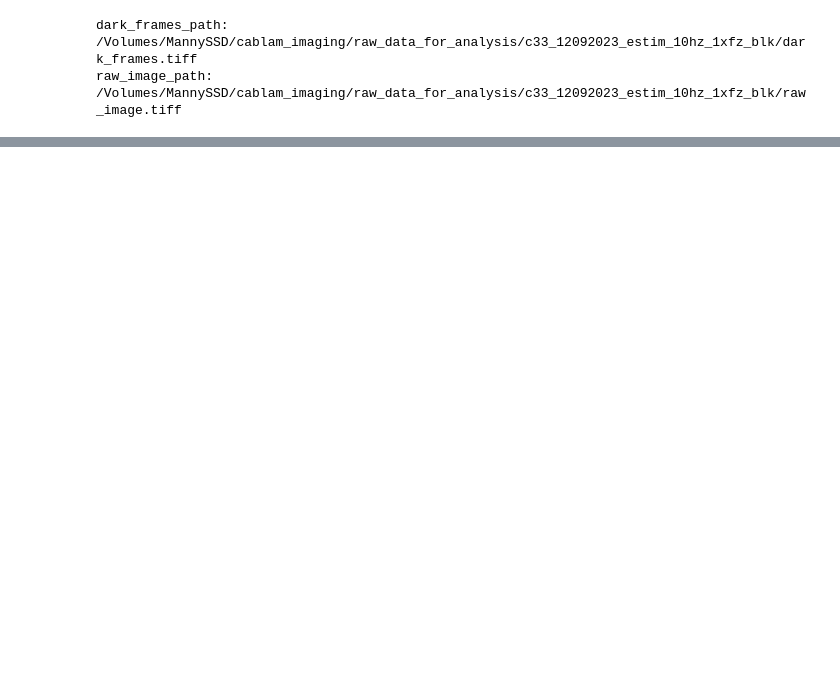
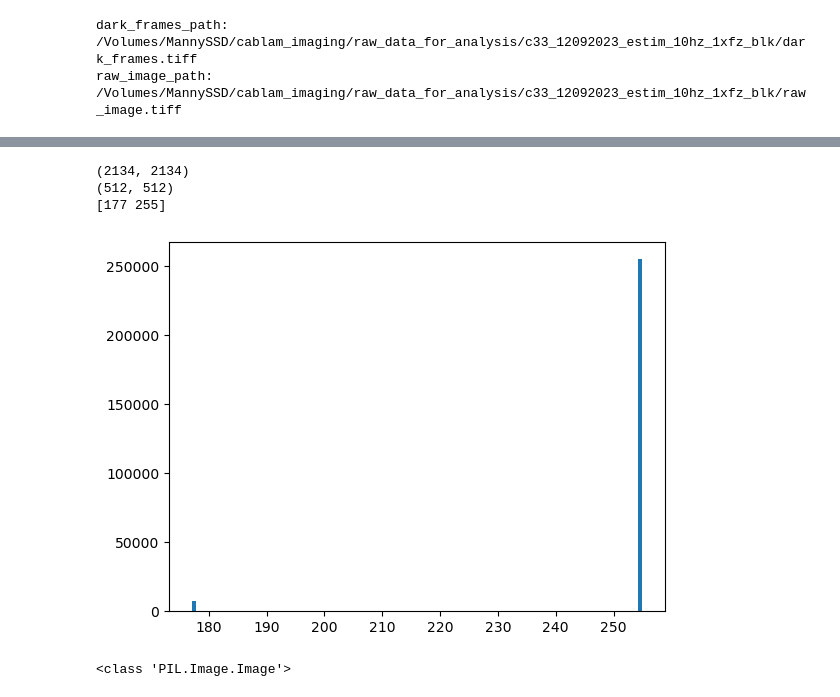
Before and after one commit to ecresp1el/biolumi_calcium_imaging, a Jupyter notebook: notebooks/calcium_imaging_analysis.ipynb, the cells around one changed output, grey strips where cells are left out. Saved outputs shown, nothing was run; the diff lists cells and outputs as text; code cells hidden in the pictures; blank space fills up the shorter version.

```diff
--- a/notebooks/calcium_imaging_analysis.ipynb
+++ b/notebooks/calcium_imaging_analysis.ipynb
@@ -80,0 +86,28 @@ plt.show()
+# %%
+import numpy as np
+#import the tiff file from the path
+
+mask_tiff_path = '/Volumes/MannySSD/cablam_imaging/raw_data_for_analysis/c11_12232023_estim_10hz_1xfz_biolumi_combined/c11_12232023_estim_10hz_1xfz_biolumi_combined_max_projection_labels_1.tif'
+
+# Load the mask tiff file with PIL
+mask_image = Image.open(mask_tiff_path)
+print(mask_image.size) #print the size of the mask image
+
+resized_mask_image = mask_image.resize((512, 512), Image.NEAREST) #resize the mask image to the same size as the raw image, Image.NEAREST is used to avoid interpolation
+print(resized_mask_image.size) #print the size of the resized mask image
+
+#describe the pixel values of the mask image to see the unique values
+print(np.unique(np.array(resized_mask_image))) #print the unique pixel values of the mask image
+
+#display the distrubition of the pixel values of the mask image
+plt.hist(np.array(resized_mask_image).flatten(), bins=100)
+plt.show()
+# %% [output]
+(2134, 2134)
+(512, 512)
+[177 255]
+[figure, added]
+# %%
+print(type(resized_mask_image))
+# %% [output]
+<class 'PIL.Image.Image'>
```
Also changed, not shown: parts of 22 cells of this notebook, 2 other files.
